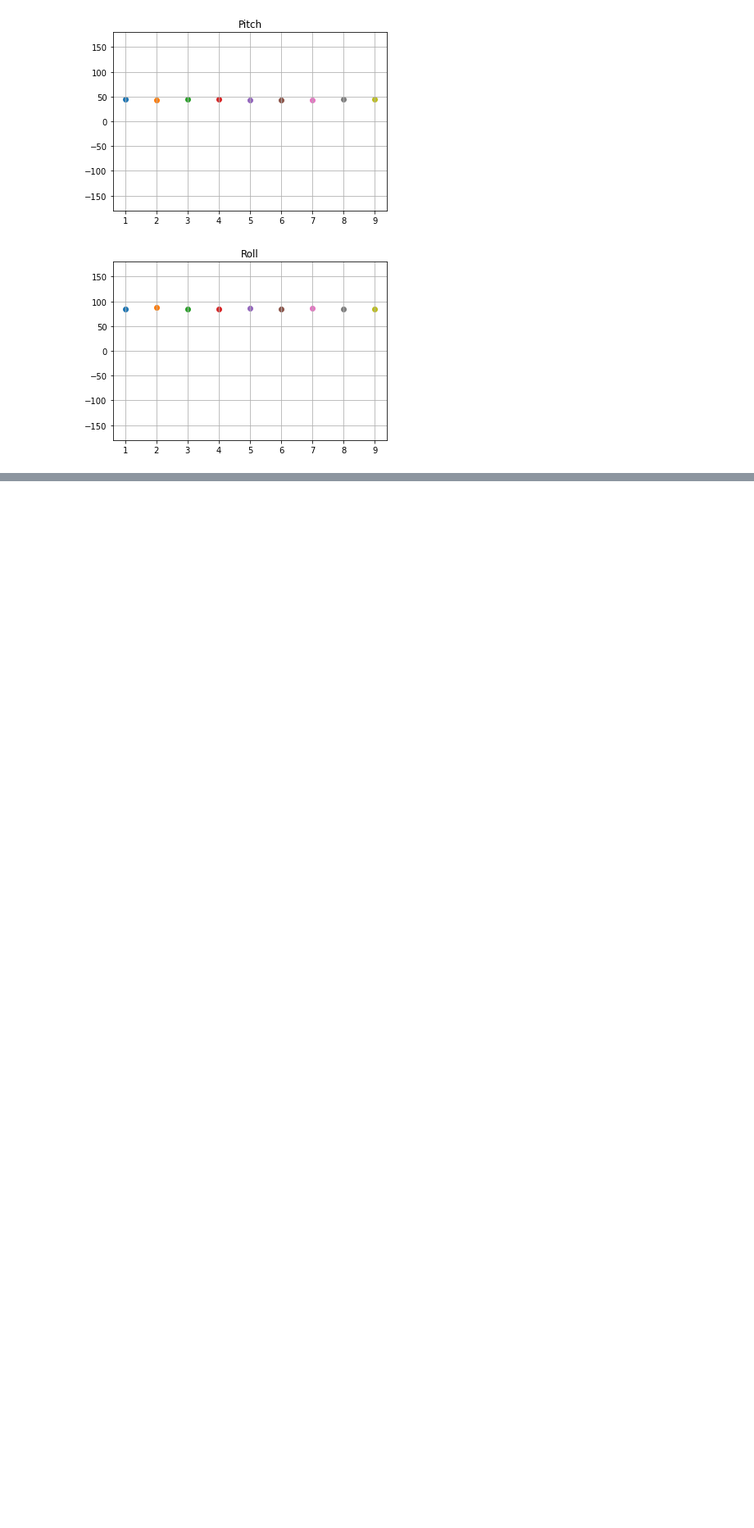
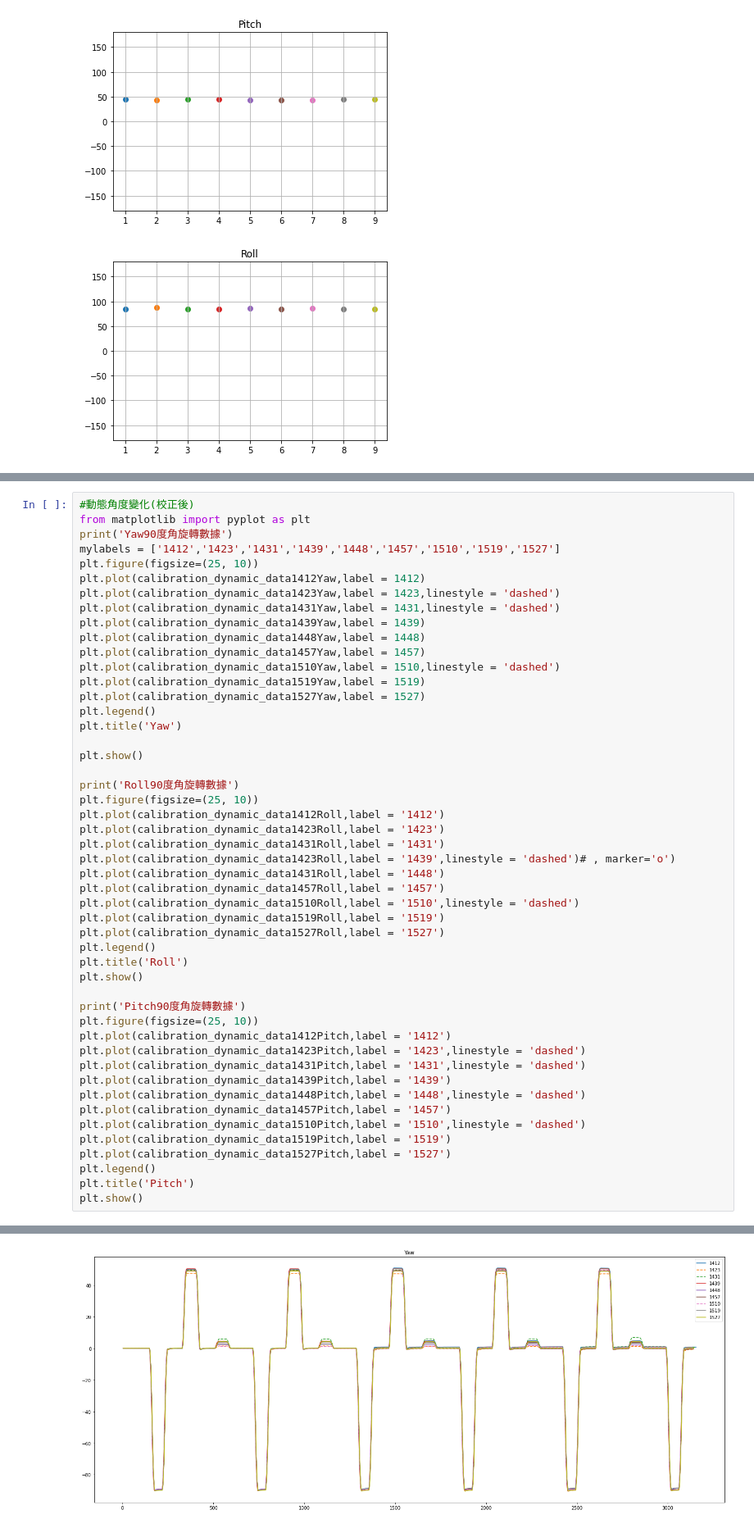
Before and after one commit to Chen-Wi-Ki/IMU_Question_Analyze, a Jupyter notebook: IMU_QA_Test2.ipynb, the cells around one changed output, grey strips where cells are left out. Shown at 82% size. Drawn from its saved outputs; the diff is of its cells as text; blank space fills up the shorter version.

```diff
--- a/IMU_QA_Test2.ipynb
+++ b/IMU_QA_Test2.ipynb
@@ -364,0 +380,50 @@ calibration_dynamic_data1457Yaw = eulerSet_pdChange - calibration_data1457.Yaw[2
+# %%
+#動態角度變化(校正後)
+from matplotlib import pyplot as plt
+print('Yaw90度角旋轉數據')
+mylabels = ['1412','1423','1431','1439','1448','1457','1510','1519','1527']
+plt.figure(figsize=(25, 10))
+plt.plot(calibration_dynamic_data1412Yaw,label = 1412)
+plt.plot(calibration_dynamic_data1423Yaw,label = 1423,linestyle = 'dashed')
+plt.plot(calibration_dynamic_data1431Yaw,label = 1431,linestyle = 'dashed')
+plt.plot(calibration_dynamic_data1439Yaw,label = 1439)
+plt.plot(calibration_dynamic_data1448Yaw,label = 1448)
+plt.plot(calibration_dynamic_data1457Yaw,label = 1457)
+plt.plot(calibration_dynamic_data1510Yaw,label = 1510,linestyle = 'dashed')
+plt.plot(calibration_dynamic_data1519Yaw,label = 1519)
+plt.plot(calibration_dynamic_data1527Yaw,label = 1527)
+plt.legend()
+plt.title('Yaw')
+
+plt.show()
+
+print('Roll90度角旋轉數據')
+plt.figure(figsize=(25, 10))
+plt.plot(calibration_dynamic_data1412Roll,label = '1412')
+plt.plot(calibration_dynamic_data1423Roll,label = '1423')
+plt.plot(calibration_dynamic_data1431Roll,label = '1431')
+plt.plot(calibration_dynamic_data1423Roll,label = '1439',linestyle = 'dashed')# , marker='o')
+plt.plot(calibration_dynamic_data1431Roll,label = '1448')
+plt.plot(calibration_dynamic_data1457Roll,label = '1457')
+plt.plot(calibration_dynamic_data1510Roll,label = '1510',linestyle = 'dashed')
+plt.plot(calibration_dynamic_data1519Roll,label = '1519')
+plt.plot(calibration_dynamic_data1527Roll,label = '1527')
+plt.legend()
+plt.title('Roll')
+plt.show()
+
+print('Pitch90度角旋轉數據')
+plt.figure(figsize=(25, 10))
+plt.plot(calibration_dynamic_data1412Pitch,label = '1412')
+plt.plot(calibration_dynamic_data1423Pitch,label = '1423',linestyle = 'dashed')
+plt.plot(calibration_dynamic_data1431Pitch,label = '1431',linestyle = 'dashed')
+plt.plot(calibration_dynamic_data1439Pitch,label = '1439')
+plt.plot(calibration_dynamic_data1448Pitch,label = '1448',linestyle = 'dashed')
+plt.plot(calibration_dynamic_data1457Pitch,label = '1457')
+plt.plot(calibration_dynamic_data1510Pitch,label = '1510',linestyle = 'dashed')
+plt.plot(calibration_dynamic_data1519Pitch,label = '1519')
+plt.plot(calibration_dynamic_data1527Pitch,label = '1527')
+plt.legend()
+plt.title('Pitch')
+plt.show()
+# %% [output]
@@ -364,0 +431 @@ calibration_dynamic_data1457Yaw = eulerSet_pdChange - calibration_data1457.Yaw[2
+[figure, added]
```
Also changed, not shown: parts of 30 cells of this notebook.
